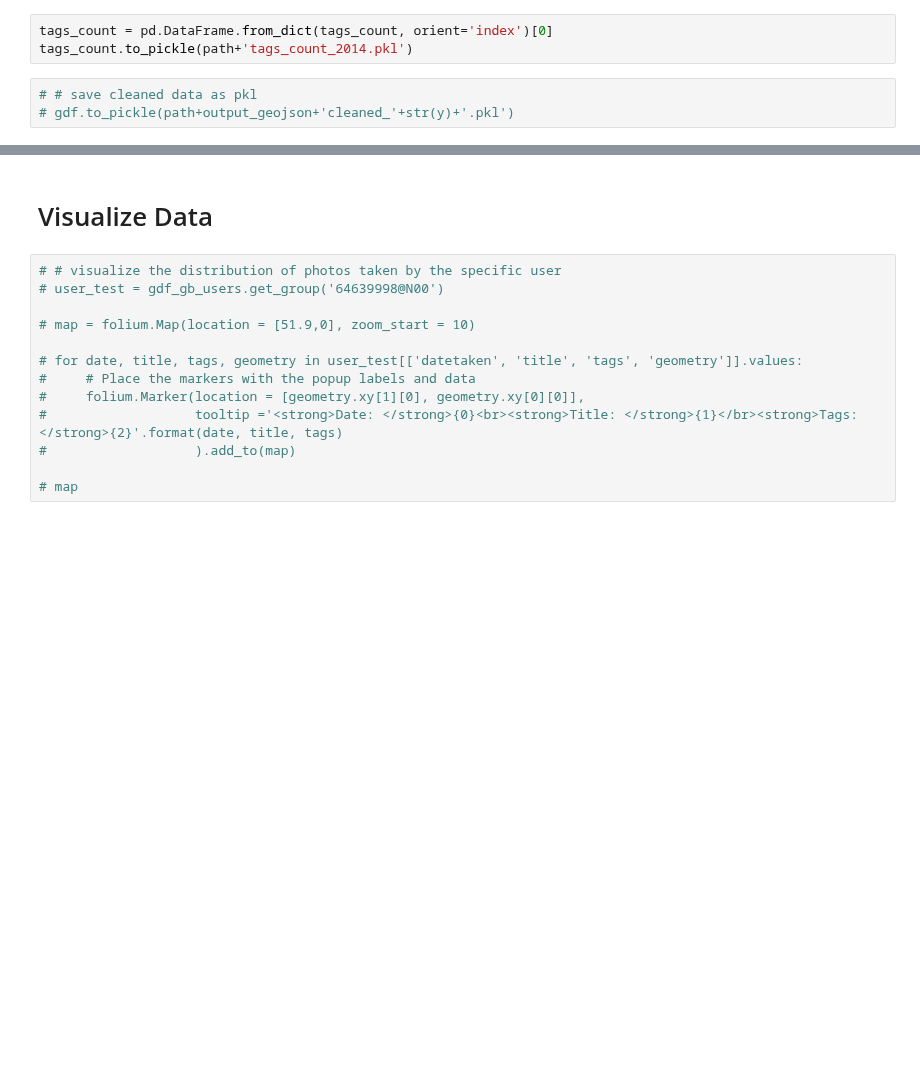
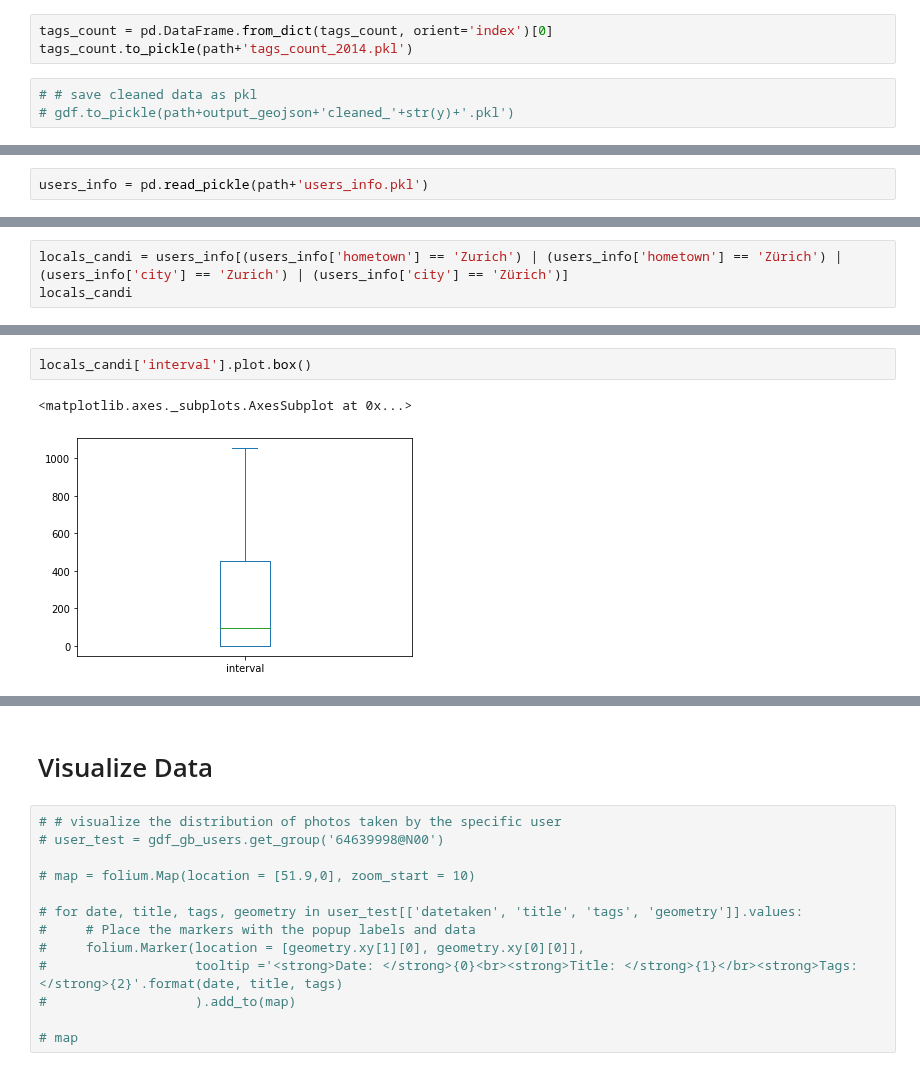
Before and after one commit to leyixu21/Semantic-Trajectory, a Jupyter notebook: clean_flickr_data.ipynb, the cells around one changed output, grey strips where cells are left out. Drawn from its saved outputs; the diff is of its cells as text; blank space fills up the shorter version.

Commit message:
Extract locals and tourists based on users location and time intervals

```diff
--- a/clean_flickr_data.ipynb
+++ b/clean_flickr_data.ipynb
@@ -332,0 +401,2 @@ tags_count.to_pickle(path+'tags_count_2014.pkl')
+# %%
+users_info = pd.read_pickle(path+'users_info.pkl')
@@ -332,0 +463,3 @@ tags_count.to_pickle(path+'tags_count_2014.pkl')
+# %%
+locals_candi = users_info[(users_info['hometown'] == 'Zurich') | (users_info['hometown'] == 'Zürich') | (users_info['city'] == 'Zurich') | (users_info['city'] == 'Zürich')]
+locals_candi
@@ -332,0 +496,5 @@ tags_count.to_pickle(path+'tags_count_2014.pkl')
+# %%
+locals_candi['interval'].plot.box()
+# %% [output]
+<matplotlib.axes._subplots.AxesSubplot at 0x...>
+[figure, added]
```
Also changed, not shown: parts of 32 cells of this notebook.
